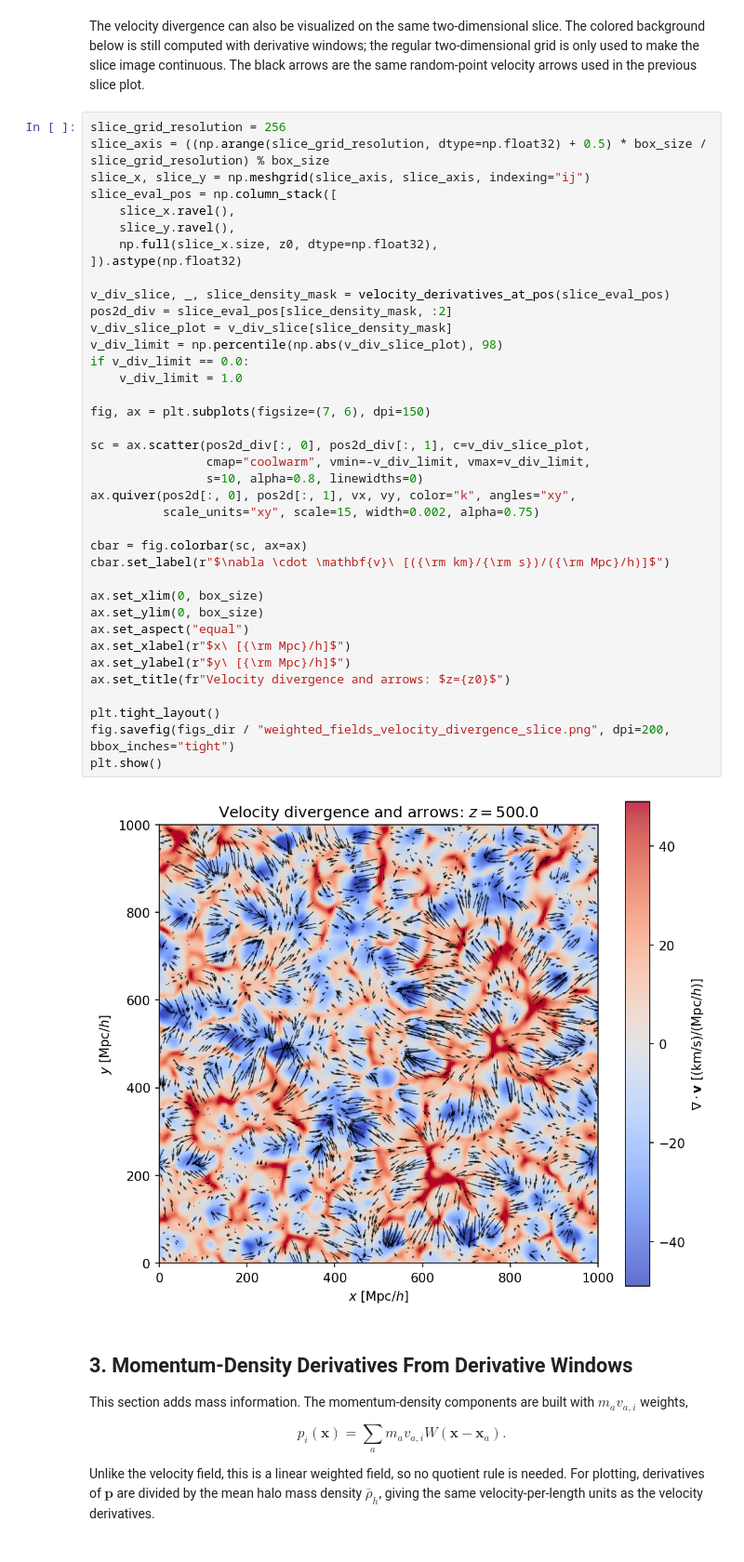
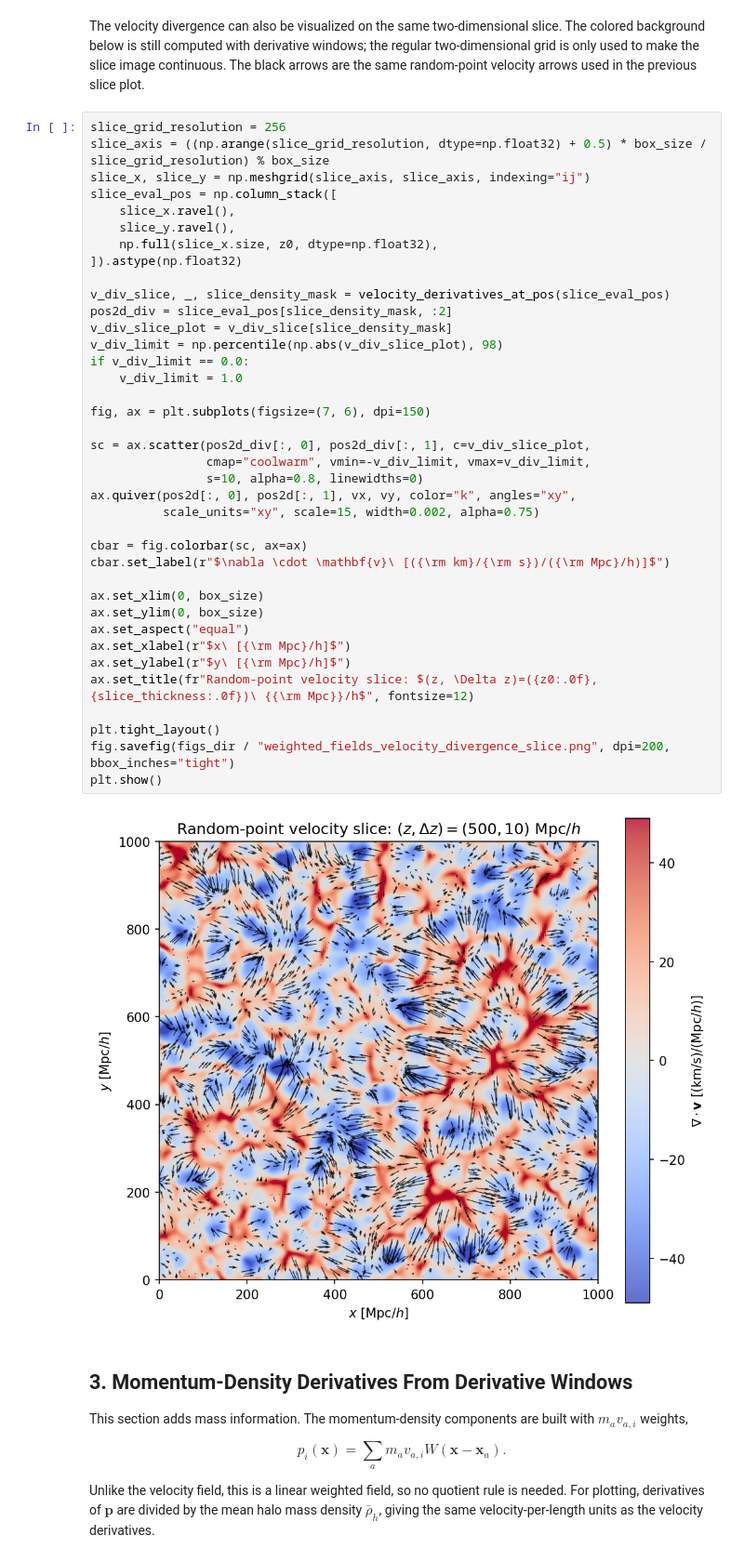
Before and after one commit to SYSUSPA-Projects/PyHermes, a Jupyter notebook: examples/notebooks/weighted_fields.ipynb, the cells around one changed output. Shown at 93% size. Drawn from its saved outputs; the diff is of its cells as text.

```diff
--- a/examples/notebooks/weighted_fields.ipynb
+++ b/examples/notebooks/weighted_fields.ipynb
@@ -329,35 +329,35 @@ slice_eval_pos = np.column_stack([
 ]).astype(np.float32)
 
 v_div_slice, _, slice_density_mask = velocity_derivatives_at_pos(slice_eval_pos)
 pos2d_div = slice_eval_pos[slice_density_mask, :2]
 v_div_slice_plot = v_div_slice[slice_density_mask]
 v_div_limit = np.percentile(np.abs(v_div_slice_plot), 98)
 if v_div_limit == 0.0:
     v_div_limit = 1.0
 
 fig, ax = plt.subplots(figsize=(7, 6), dpi=150)
 
 sc = ax.scatter(pos2d_div[:, 0], pos2d_div[:, 1], c=v_div_slice_plot,
                 cmap="coolwarm", vmin=-v_div_limit, vmax=v_div_limit,
                 s=10, alpha=0.8, linewidths=0)
 ax.quiver(pos2d[:, 0], pos2d[:, 1], vx, vy, color="k", angles="xy",
           scale_units="xy", scale=15, width=0.002, alpha=0.75)
 
 cbar = fig.colorbar(sc, ax=ax)
 cbar.set_label(r"$\nabla \cdot \mathbf{v}\ [({\rm km}/{\rm s})/({\rm Mpc}/h)]$")
 
 ax.set_xlim(0, box_size)
 ax.set_ylim(0, box_size)
 ax.set_aspect("equal")
 ax.set_xlabel(r"$x\ [{\rm Mpc}/h]$")
 ax.set_ylabel(r"$y\ [{\rm Mpc}/h]$")
-ax.set_title(fr"Velocity divergence and arrows: $z={z0}$")
+ax.set_title(fr"Random-point velocity slice: $(z, \Delta z)=({z0:.0f}, {slice_thickness:.0f})\ {{\rm Mpc}}/h$", fontsize=12)
 
 plt.tight_layout()
 fig.savefig(figs_dir / "weighted_fields_velocity_divergence_slice.png", dpi=200, bbox_inches="tight")
 plt.show()
 # %% [output]
-[figure, old version]
+[figure, new version]
 # %% [markdown]
 ## 3. Momentum-Density Derivatives From Derivative Windows
 
```
Also changed, not shown: parts of 4 cells of this notebook, 2 other files.
